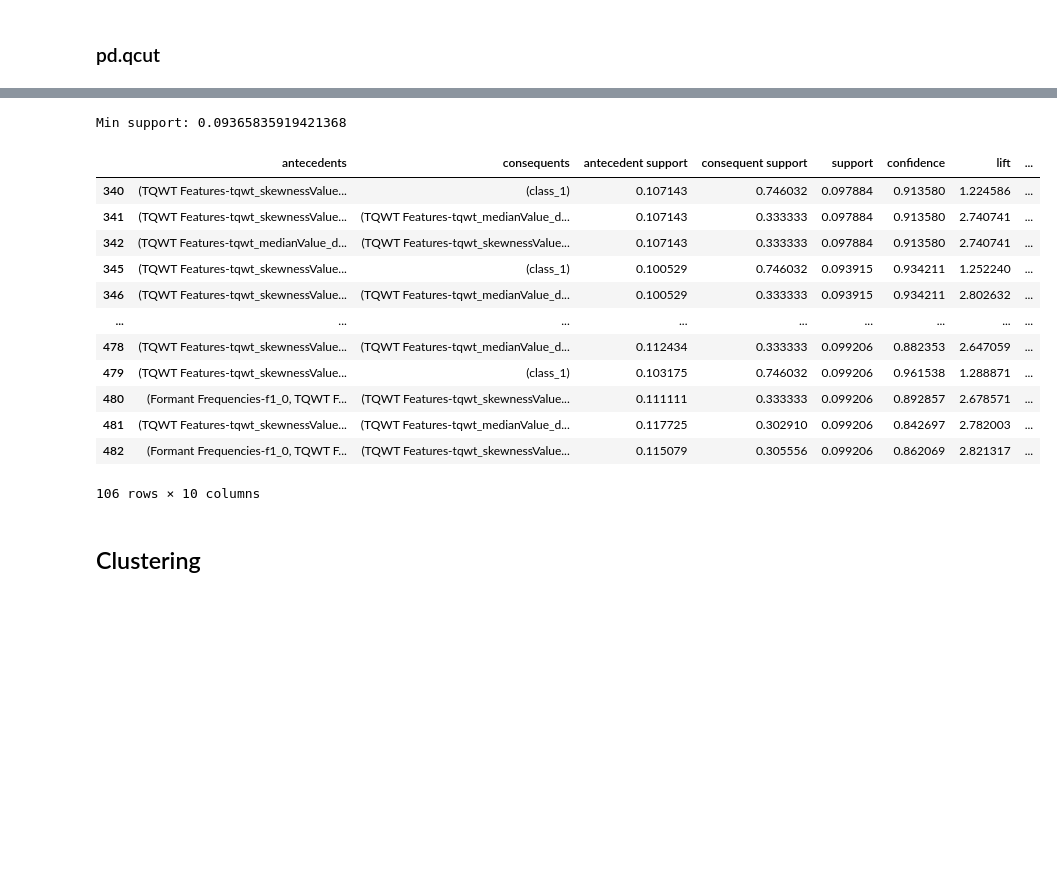
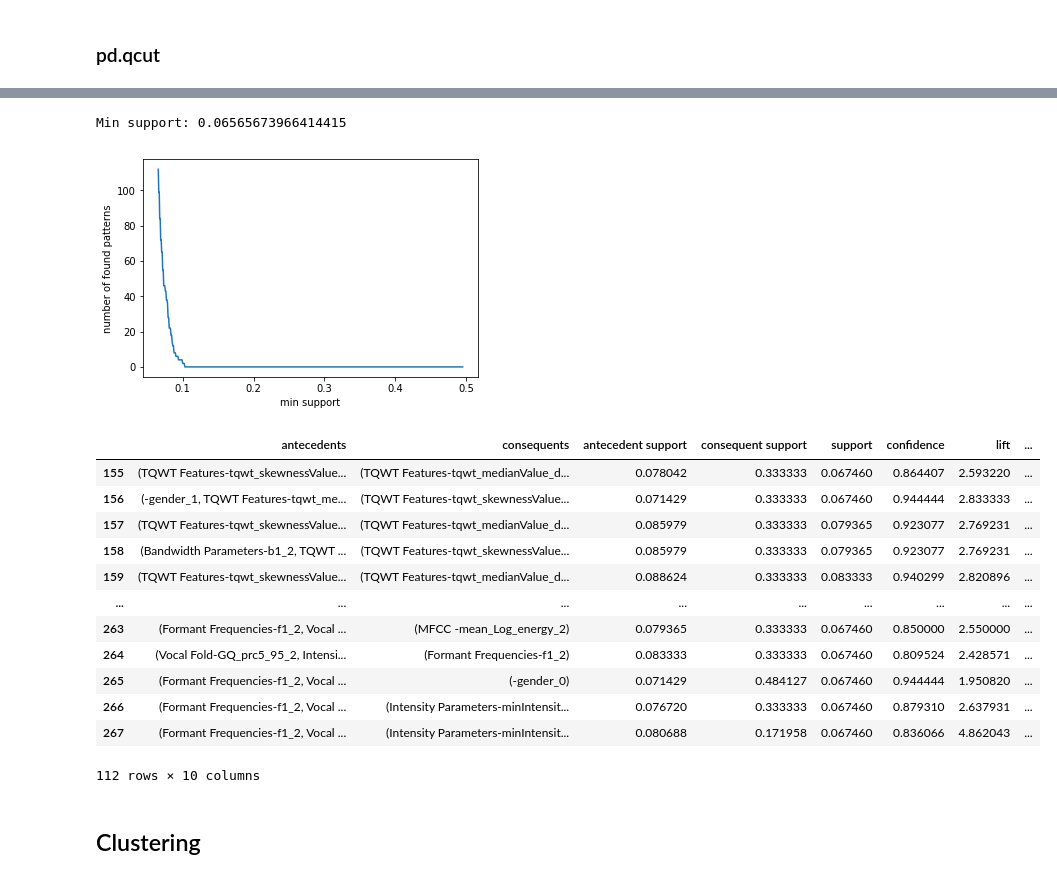
Before and after one commit to MartinXPN/Tecnico, a Jupyter notebook: DataScience/Project - dataset1.ipynb, the cells around one changed output, grey strips where cells are left out. Cells and saved outputs as stored; diff of their text form; code cells hidden in the pictures; blank space fills up the shorter version.

```diff
--- a/DataScience/Project - dataset1.ipynb
+++ b/DataScience/Project - dataset1.ipynb
@@ -852,7 +853,7 @@ newdf.head(5)
 # %%
 dummylist = []
 for att in newdf:
-    if att in ['class','-gender']:
+    if att in ['-gender']:
         newdf[att] = newdf[att].astype('category')
     dummylist.append(pd.get_dummies(newdf[[att]]))
 dummified_df = pd.concat(dummylist, axis=1)
@@ -877,6 +878,7 @@ _ = plt.xticks(np.arange(len(freqs)), keys, rotation='vertical')
 # %%
-minpatterns = 100
+minpatterns = 500
 min_support = 1.
+assoc = {}
 
 while min_support > 0:
     min_support *= 0.99
@@ -885,9 +887,15 @@ while min_support > 0:
     rules = association_rules(frequent_itemsets, metric="confidence", min_threshold=0.8)
     rules["antecedent_len"] = rules["antecedents"].apply(lambda x: len(x))
     res = rules[(rules['antecedent_len']>=3)]
+    assoc[min_support] = len(res)
     if len(res) >= minpatterns:
         break
 
 print(f'Min support: {min_support}')
+plt.figure()
+plt.plot(assoc.keys(), assoc.values())
+plt.xlabel('min support')
+plt.ylabel('number of found patterns')
+plt.show()
 res
 # %% [output]
@@ -908,14 +917,14 @@ Min support: 0.9043820750088043
 # %% [markdown]
 ### pd.qcut
 # %%
-# pd.cut
 selected_columns = get_inter_class_important_column_names(data, correlation_threshold=0.1, plot_correlations=False)
-selected_columns = set(selected_columns + ['-gender', 'class'])
+selected_columns = set(selected_columns + ['-gender'])
 selected_columns.remove('-id')
+selected_columns.remove('class')
 
 newdf = data[selected_columns].copy()
 for col in newdf:
-    if col not in ['class','-id','-gender']:
+    if col not in ['-gender']:
         newdf[col] = pd.qcut(newdf[col].rank(method='first'),3,labels=['0','1','2'], duplicates='drop')
 newdf.head(5)
 # %% [output]
@@ -928,7 +937,7 @@ newdf.head(5)
 # %%
 dummylist = []
 for att in newdf:
-    if att in ['class','-gender']:
+    if att in ['-gender']:
         newdf[att] = newdf[att].astype('category')
     dummylist.append(pd.get_dummies(newdf[[att]]))
 dummified_df = pd.concat(dummylist, axis=1)
@@ -953,34 +962,42 @@ _ = plt.xticks(np.arange(len(freqs)), keys, rotation='vertical')
 # %%
 minpatterns = 100
-min_support = 0.75
+min_support = 0.5
+assoc = {}
 
 while min_support > 0:
     min_support *= 0.99
 
     frequent_itemsets = apriori(dummified_df, min_support=min_support, use_colnames=True)
     rules = association_rules(frequent_itemsets, metric="confidence", min_threshold=0.8)
     rules["antecedent_len"] = rules["antecedents"].apply(lambda x: len(x))
     res = rules[(rules['antecedent_len']>=3)]
+    assoc[min_support] = len(res)
     if len(res) >= minpatterns:
         break
 
 print(f'Min support: {min_support}')
+plt.figure()
+plt.plot(assoc.keys(), assoc.values())
+plt.xlabel('min support')
+plt.ylabel('number of found patterns')
+plt.show()
 res
 # %% [output]
-Min support: 0.09365835919421368
+Min support: 0.06565673966414415
+[figure, added]
 |  | antecedents | consequents | antecedent support | consequent support | support | confidence | lift | ... |
-| 340 | (TQWT Features-tqwt_skewnessValue... | (class_1) | 0.107143 | 0.746032 | 0.097884 | 0.913580 | 1.224586 | ... |
-| 341 | (TQWT Features-tqwt_skewnessValue... | (TQWT Features-tqwt_medianValue_d... | 0.107143 | 0.333333 | 0.097884 | 0.913580 | 2.740741 | ... |
-| 342 | (TQWT Features-tqwt_medianValue_d... | (TQWT Features-tqwt_skewnessValue... | 0.107143 | 0.333333 | 0.097884 | 0.913580 | 2.740741 | ... |
-| 345 | (TQWT Features-tqwt_skewnessValue... | (class_1) | 0.100529 | 0.746032 | 0.093915 | 0.934211 | 1.252240 | ... |
-| 346 | (TQWT Features-tqwt_skewnessValue... | (TQWT Features-tqwt_medianValue_d... | 0.100529 | 0.333333 | 0.093915 | 0.934211 | 2.802632 | ... |
+| 155 | (TQWT Features-tqwt_skewnessValue... | (TQWT Features-tqwt_medianValue_d... | 0.078042 | 0.333333 | 0.067460 | 0.864407 | 2.593220 | ... |
+| 156 | (-gender_1, TQWT Features-tqwt_me... | (TQWT Features-tqwt_skewnessValue... | 0.071429 | 0.333333 | 0.067460 | 0.944444 | 2.833333 | ... |
+| 157 | (TQWT Features-tqwt_skewnessValue... | (TQWT Features-tqwt_medianValue_d... | 0.085979 | 0.333333 | 0.079365 | 0.923077 | 2.769231 | ... |
+| 158 | (Bandwidth Parameters-b1_2, TQWT ... | (TQWT Features-tqwt_skewnessValue... | 0.085979 | 0.333333 | 0.079365 | 0.923077 | 2.769231 | ... |
+| 159 | (TQWT Features-tqwt_skewnessValue... | (TQWT Features-tqwt_medianValue_d... | 0.088624 | 0.333333 | 0.083333 | 0.940299 | 2.820896 | ... |
 | ... | ... | ... | ... | ... | ... | ... | ... | ... |
-| 478 | (TQWT Features-tqwt_skewnessValue... | (TQWT Features-tqwt_medianValue_d... | 0.112434 | 0.333333 | 0.099206 | 0.882353 | 2.647059 | ... |
-| 479 | (TQWT Features-tqwt_skewnessValue... | (class_1) | 0.103175 | 0.746032 | 0.099206 | 0.961538 | 1.288871 | ... |
-| 480 | (Formant Frequencies-f1_0, TQWT F... | (TQWT Features-tqwt_skewnessValue... | 0.111111 | 0.333333 | 0.099206 | 0.892857 | 2.678571 | ... |
-| 481 | (TQWT Features-tqwt_skewnessValue... | (TQWT Features-tqwt_medianValue_d... | 0.117725 | 0.302910 | 0.099206 | 0.842697 | 2.782003 | ... |
-| 482 | (Formant Frequencies-f1_0, TQWT F... | (TQWT Features-tqwt_skewnessValue... | 0.115079 | 0.305556 | 0.099206 | 0.862069 | 2.821317 | ... |
+| 263 | (Formant Frequencies-f1_2, Vocal ... | (MFCC -mean_Log_energy_2) | 0.079365 | 0.333333 | 0.067460 | 0.850000 | 2.550000 | ... |
+| 264 | (Vocal Fold-GQ_prc5_95_2, Intensi... | (Formant Frequencies-f1_2) | 0.083333 | 0.333333 | 0.067460 | 0.809524 | 2.428571 | ... |
+| 265 | (Formant Frequencies-f1_2, Vocal ... | (-gender_0) | 0.071429 | 0.484127 | 0.067460 | 0.944444 | 1.950820 | ... |
+| 266 | (Formant Frequencies-f1_2, Vocal ... | (Intensity Parameters-minIntensit... | 0.076720 | 0.333333 | 0.067460 | 0.879310 | 2.637931 | ... |
+| 267 | (Formant Frequencies-f1_2, Vocal ... | (Intensity Parameters-minIntensit... | 0.080688 | 0.171958 | 0.067460 | 0.836066 | 4.862043 | ... |
-106 rows × 10 columns
+112 rows × 10 columns
 # %% [markdown]
 ## Clustering
 # %%
```
Also changed, not shown: parts of 8 cells of this notebook.
